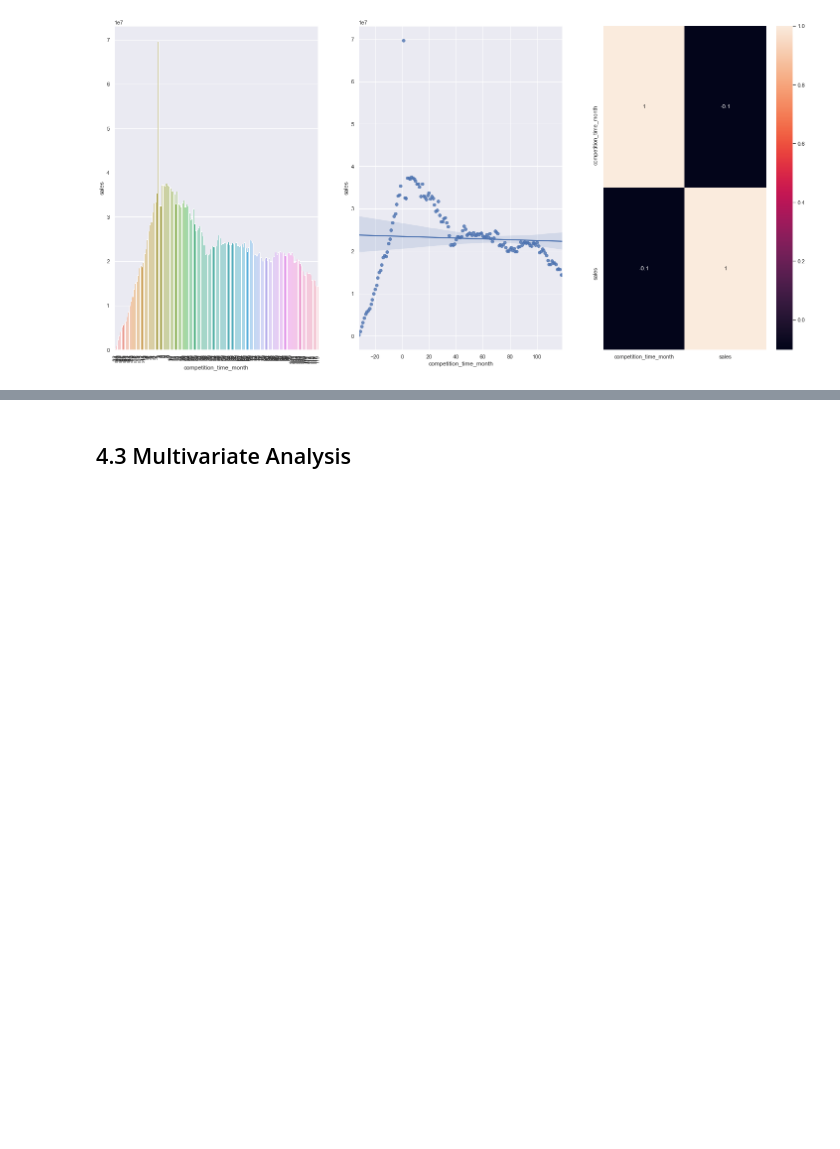
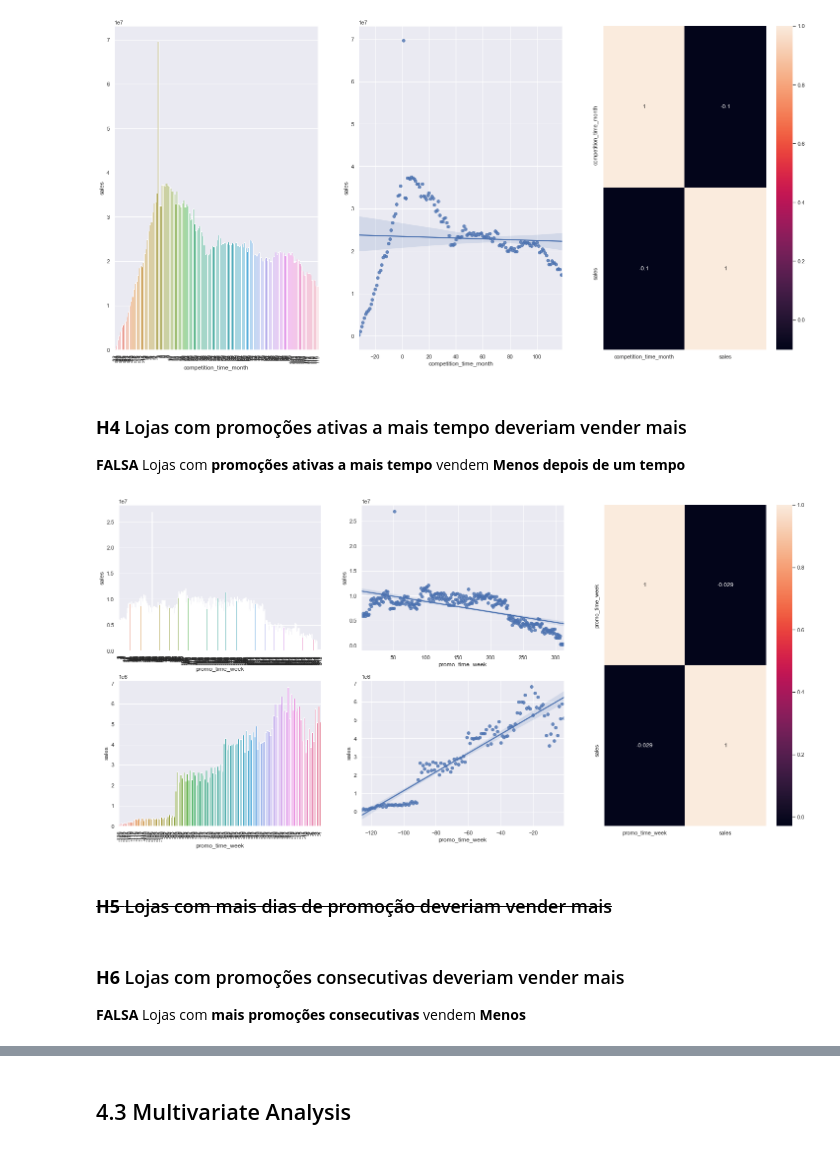
Before and after one commit to Riva-Felix/DS-Projects, a Jupyter notebook: DS_EM_Producao.ipynb, the cells around one changed output, grey strips where cells are left out. Saved outputs shown, nothing was run; the diff lists cells and outputs as text; code cells hidden in the pictures; blank space fills up the shorter version.

```diff
--- a/DS_EM_Producao.ipynb
+++ b/DS_EM_Producao.ipynb
@@ -511,3 +511,36 @@ sns.heatmap(aux1.corr(method='pearson'), annot=True)
 # %% [output]
 <AxesSubplot:>
 [figure]
+# %% [markdown]
+### **H4** Lojas com promoções ativas a mais tempo deveriam vender mais
+**FALSA** Lojas com **promoções ativas a mais tempo** vendem **Menos depois de um tempo**
+# %%
+aux1 = df4[['promo_time_week', 'sales']].groupby('promo_time_week').sum().reset_index()
+
+grid = GridSpec(2, 3)
+
+plt.subplot(grid[0,0])
+aux2 = aux1[aux1['promo_time_week'] > 0 ] #promo extendida
+sns.barplot(x='promo_time_week', y='sales', data=aux2);
+plt.xticks(rotation=90)
+
+plt.subplot(grid[0,1])
+sns.regplot(x='promo_time_week', y='sales', data=aux2);
+
+plt.subplot(grid[1,0])
+aux3 = aux1[aux1['promo_time_week'] < 0 ] #promo regular
+sns.barplot(x='promo_time_week', y='sales', data=aux3)
+plt.xticks(rotation=90);
+
+plt.subplot(grid[1,1])
+sns.regplot(x='promo_time_week', y='sales', data=aux3);
+
+plt.subplot(grid[:,2])
+sns.heatmap(aux1.corr('pearson'), annot=True );
+# %% [output]
+[figure, added]
+# %% [markdown]
+### <s>**H5** Lojas com mais dias de promoção deveriam vender mais</s>
+# %% [markdown]
+### **H6** Lojas com promoções consecutivas deveriam vender mais
+**FALSA** Lojas com **mais promoções consecutivas** vendem **Menos**
```
Also changed, not shown: parts of 15 cells of this notebook.
